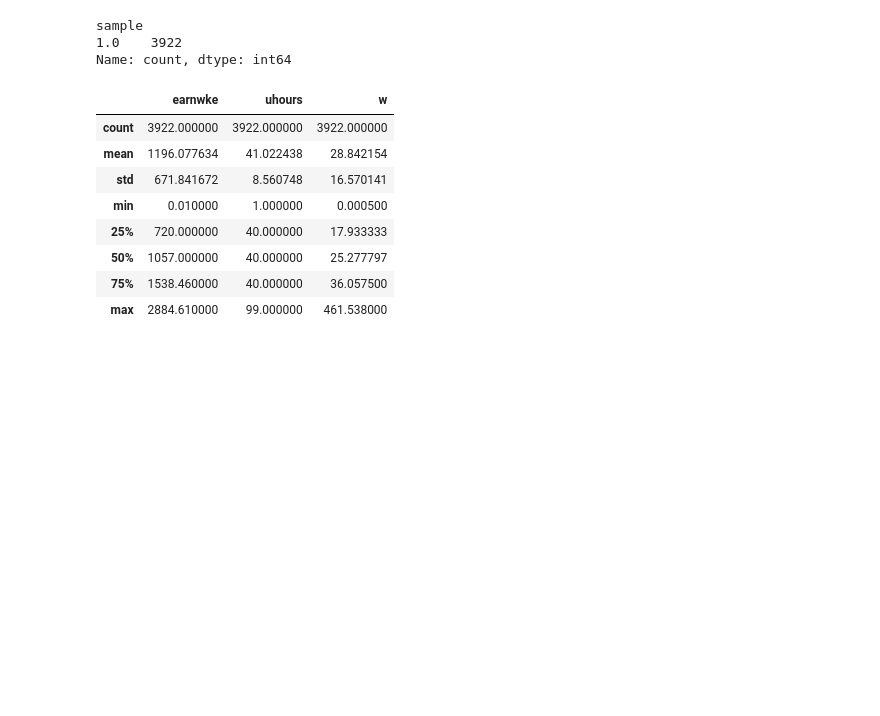
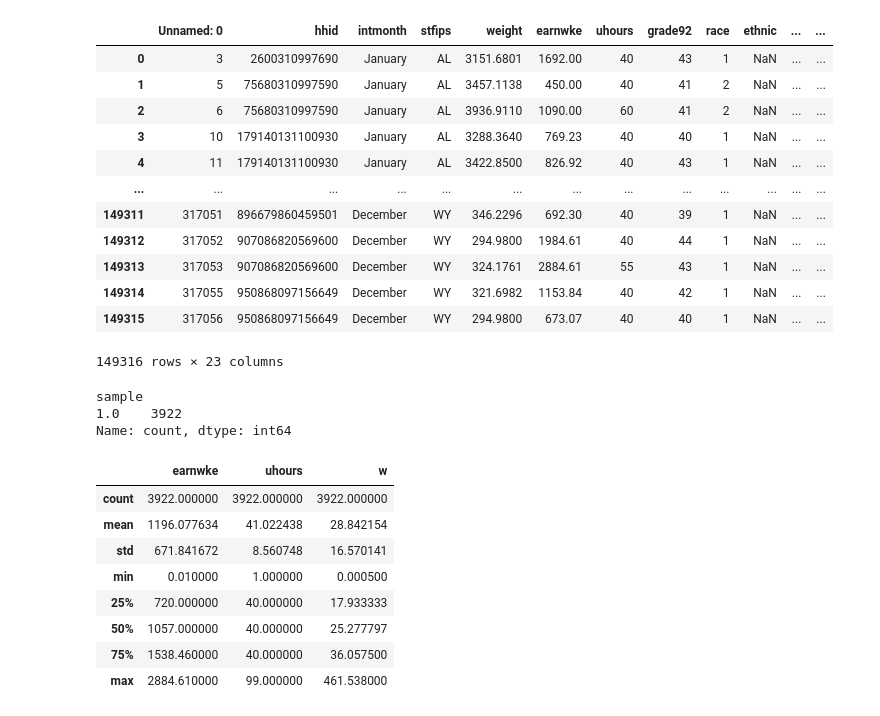
Before and after one commit to Jk33033/Data_Analysis2, a Jupyter notebook: assignment1.ipynb, the cells around one changed output. Cells and saved outputs as stored; diff of their text form; code cells hidden in the pictures; blank space fills up the shorter version.

```diff
--- a/assignment1.ipynb
+++ b/assignment1.ipynb
@@ -33,6 +33,22 @@ from py_helper_functions import *
 # %%
 
 data_all = pd.read_csv(data_in + "/morg-2014-emp.csv")
+# %%
+data_all
+# %% [output]
+|  | Unnamed: 0 | hhid | intmonth | stfips | weight | earnwke | uhours | grade92 | race | ethnic | ... | ... |
+| 0 | 3 | 2600310997690 | January | AL | 3151.6801 | 1692.00 | 40 | 43 | 1 | NaN | ... | ... |
+| 1 | 5 | 75680310997590 | January | AL | 3457.1138 | 450.00 | 40 | 41 | 2 | NaN | ... | ... |
+| 2 | 6 | 75680310997590 | January | AL | 3936.9110 | 1090.00 | 60 | 41 | 2 | NaN | ... | ... |
+| 3 | 10 | 179140131100930 | January | AL | 3288.3640 | 769.23 | 40 | 40 | 1 | NaN | ... | ... |
+| 4 | 11 | 179140131100930 | January | AL | 3422.8500 | 826.92 | 40 | 43 | 1 | NaN | ... | ... |
+| ... | ... | ... | ... | ... | ... | ... | ... | ... | ... | ... | ... | ... |
+| 149311 | 317051 | 896679860459501 | December | WY | 346.2296 | 692.30 | 40 | 39 | 1 | NaN | ... | ... |
+| 149312 | 317052 | 907086820569600 | December | WY | 294.9800 | 1984.61 | 40 | 44 | 1 | NaN | ... | ... |
+| 149313 | 317053 | 907086820569600 | December | WY | 324.1761 | 2884.61 | 55 | 43 | 1 | NaN | ... | ... |
+| 149314 | 317055 | 950868097156649 | December | WY | 321.6982 | 1153.84 | 40 | 42 | 1 | NaN | ... | ... |
+| 149315 | 317056 | 950868097156649 | December | WY | 294.9800 | 673.07 | 40 | 40 | 1 | NaN | ... | ... |
+149316 rows × 23 columns
 # %%
 # SELECT OCCUPATION
 # keep only two occupation types: Business Operations Specialists
```
Also changed, not shown: parts of 13 cells of this notebook, 4 other files.
